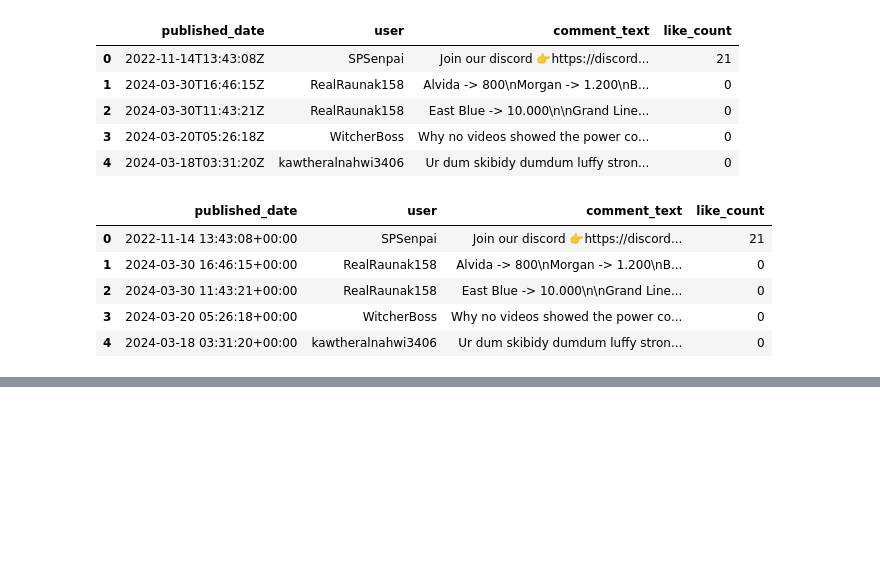
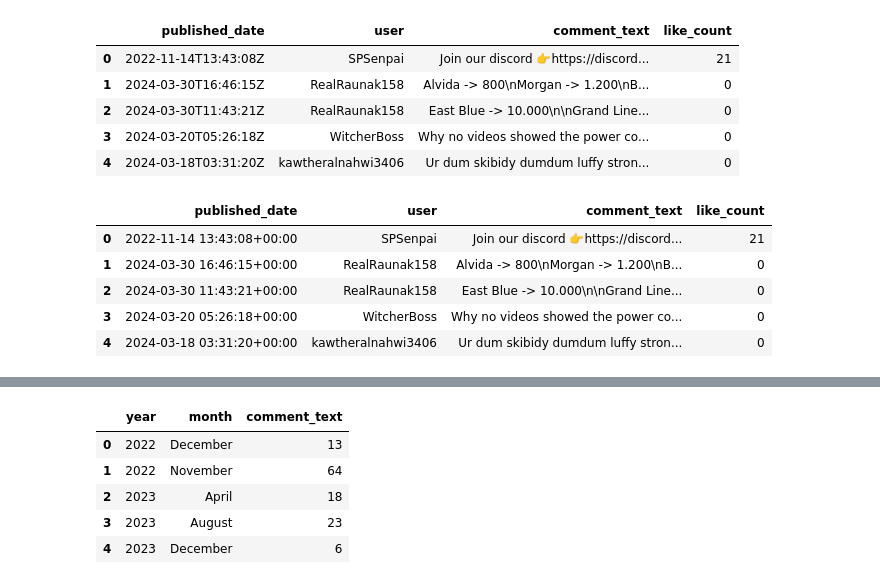
Before and after one commit to SudarshanPoudel/YT_Comments_Analysis, a Jupyter notebook: notebook/yt-analysis.ipynb, the cells around one changed output, grey strips where cells are left out. Saved outputs shown, nothing was run; the diff lists cells and outputs as text; code cells hidden in the pictures; blank space fills up the shorter version.

```diff
--- a/notebook/yt-analysis.ipynb
+++ b/notebook/yt-analysis.ipynb
@@ -100,0 +202,9 @@ df.head()
+# %%
+timeline_df.head()
+# %% [output]
+|  | year | month | comment_text |
+| 0 | 2022 | December | 13 |
+| 1 | 2022 | November | 64 |
+| 2 | 2023 | April | 18 |
+| 3 | 2023 | August | 23 |
+| 4 | 2023 | December | 6 |
```
Also changed, not shown: parts of 16 cells of this notebook, 4 other files.
